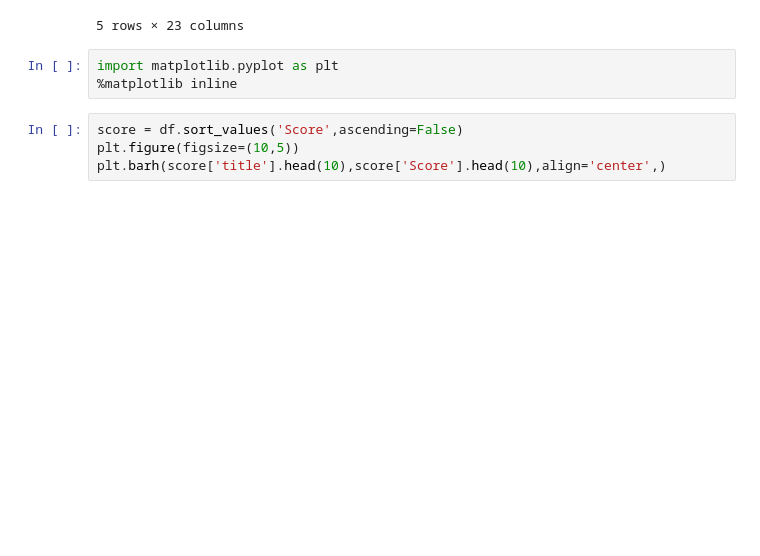
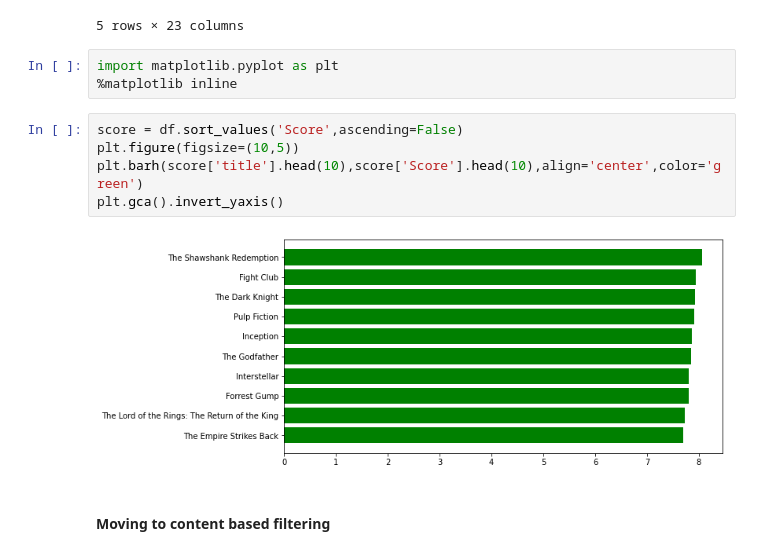
Before and after one commit to pksvv/dsmrecommendation, a Jupyter notebook: Recommendation Engine from Scratch.ipynb, the cells around one changed output. Drawn from its saved outputs; the diff is of its cells as text; blank space fills up the shorter version.

```diff
--- a/Recommendation Engine from Scratch.ipynb
+++ b/Recommendation Engine from Scratch.ipynb
@@ -183,4 +183,9 @@ import matplotlib.pyplot as plt
 # %%
 score = df.sort_values('Score',ascending=False)
 plt.figure(figsize=(10,5))
-plt.barh(score['title'].head(10),score['Score'].head(10),align='center',)
+plt.barh(score['title'].head(10),score['Score'].head(10),align='center',color='green')
+plt.gca().invert_yaxis()
+# %% [output]
+[figure, added]
+# %% [markdown]
+#### Moving to content based filtering
```
Also changed, not shown: parts of 45 cells of this notebook, 1 other file.
